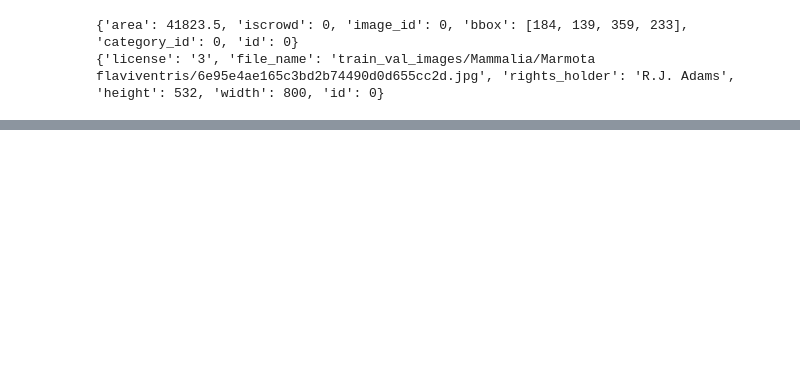
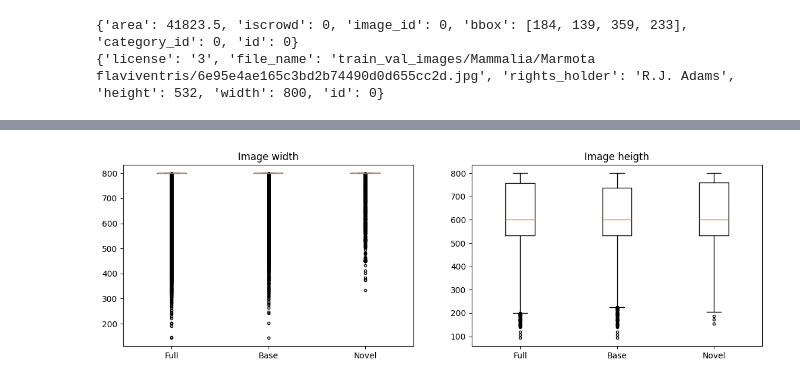
Before and after one commit to MarcelloCeresini/FSOD_CenterNet, a Jupyter notebook: src/notebooks/dataset_exploration.ipynb, the cells around one changed output, grey strips where cells are left out. Drawn from its saved outputs; the diff is of its cells as text; code cells hidden in the pictures; blank space fills up the shorter version.

```diff
--- a/src/notebooks/dataset_exploration.ipynb
+++ b/src/notebooks/dataset_exploration.ipynb
@@ -156,11 +144,3 @@ base_test = explore_dataset_from_path("/home/franco4w/github/FSOD_CenterNet/data
 # %%
 dsets = [full, base_full, novel]
 comparison = [base_full, base_train, base_val, base_test]
-# %%
-cat = "sorted_counts"
-for_plot = []
-labels = ["Full", "Base", "Novel"]
-for d in dsets:
-    print(d[cat] if cat in d.keys() else "not present")
-    if cat in d.keys():
-        for_plot.append(d[cat])
@@ -231,0 +199,15 @@ plt.scatter(range(len(sorted_counts)),sorted_counts)
+# %%
+fig, axs = plt.subplots(1,2, figsize=(14, 4))
+labels = ["Full", "Base", "Novel"]
+
+for_plot = get_data_for_plot(dsets, "img_width")
+axs[0].boxplot(for_plot, labels=labels, sym=".")
+axs[0].set_title("Image width")
+
+for_plot = get_data_for_plot(dsets, "img_height")
+axs[1].boxplot(for_plot, labels=labels, sym=".")
+axs[1].set_title("Image heigth")
+
+plt.show()
+# %% [output]
+[figure, added]
```
Also changed, not shown: parts of 19 cells of this notebook.
